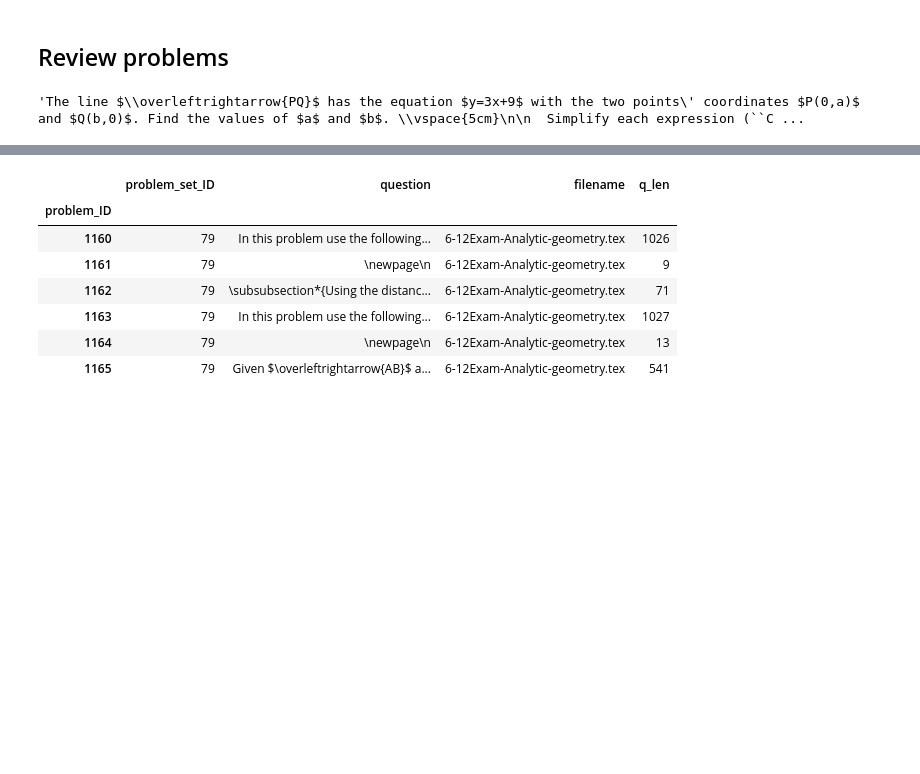
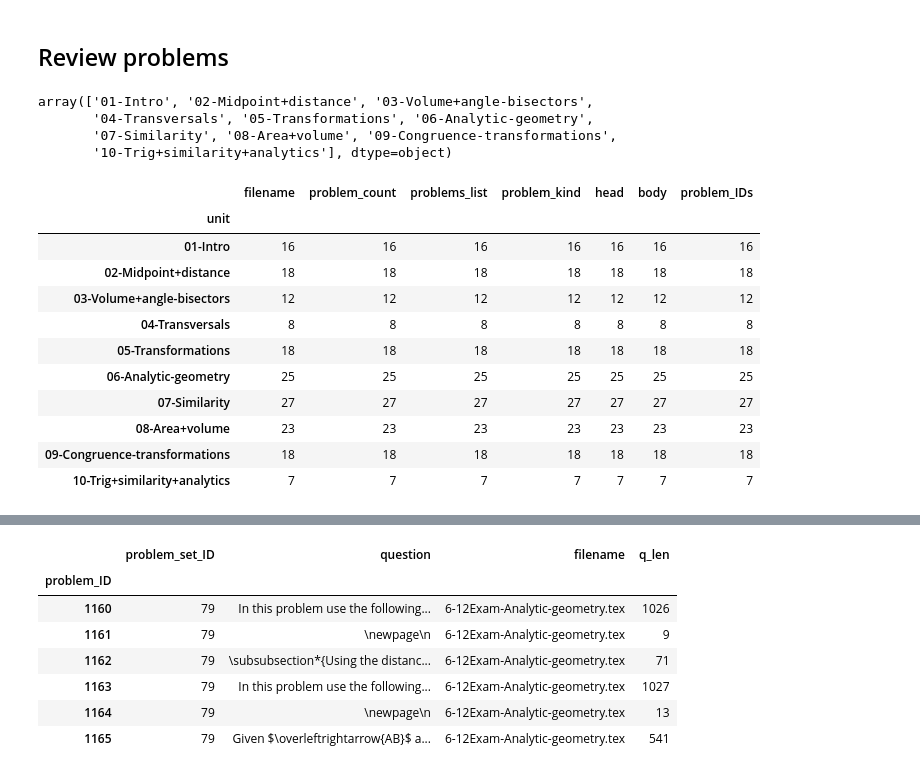
Before and after one commit to chrishuson/mathai, a Jupyter notebook: src/notes.ipynb, the cells around one changed output, grey strips where cells are left out. Cells and saved outputs as stored; diff of their text form; code cells hidden in the pictures; blank space fills up the shorter version.

```diff
--- a/src/notes.ipynb
+++ b/src/notes.ipynb
@@ -224,11 +181,4 @@ problem_df.sort_values('q_len', inplace=True)
 # %%
-# add_problem_IDs_to_set(pset_df) - refactor
-problem_IDs = []
-for problem_set_ID in pset_df.index:
-    problem_IDs.append(
-        [p_ID for p_ID in problem_df[problem_df.problem_set_ID == problem_set_ID].index])
-pset_df['problem_IDs'] = problem_IDs
-
 print('pset_df: ', len(pset_df), pset_df.index.name, pset_df.columns)
-print('problem_df: ', len(problem_df), problem_df.index.name, problem_df.columns)
+print('\nproblem_df: ', len(problem_df), problem_df.index.name, problem_df.columns)
 # %% [output]
@@ -267,7 +223,25 @@ new_cols = ['unit', 'file', 'problem_count', 'head', 'body', 'problems_list', 'p
 pset_df = pset_df.reindex(columns=new_cols)
 # %% [markdown]
 ## Review problems
-# %%
-problem_df.loc[1160, 'question']
-# %% [output]
-'The line $\\overleftrightarrow{PQ}$ has the equation $y=3x+9$ with the two points\' coordinates $P(0,a)$ and $Q(b,0)$. Find the values of $a$ and $b$. \\vspace{5cm}\n\n  Simplify each expression (``C ...
+# %%
+pset_df.unit.unique()
+# %% [output]
+array(['01-Intro', '02-Midpoint+distance', '03-Volume+angle-bisectors',
+       '04-Transversals', '05-Transformations', '06-Analytic-geometry',
+       '07-Similarity', '08-Area+volume', '09-Congruence-transformations',
+       '10-Trig+similarity+analytics'], dtype=object)
+# %%
+pset_df.groupby('unit').count()
+# %% [output]
+|  | filename | problem_count | problems_list | problem_kind | head | body | problem_IDs |
+| unit |  |  |  |  |  |  |  |
+| 01-Intro | 16 | 16 | 16 | 16 | 16 | 16 | 16 |
+| 02-Midpoint+distance | 18 | 18 | 18 | 18 | 18 | 18 | 18 |
+| 03-Volume+angle-bisectors | 12 | 12 | 12 | 12 | 12 | 12 | 12 |
+| 04-Transversals | 8 | 8 | 8 | 8 | 8 | 8 | 8 |
+| 05-Transformations | 18 | 18 | 18 | 18 | 18 | 18 | 18 |
+| 06-Analytic-geometry | 25 | 25 | 25 | 25 | 25 | 25 | 25 |
+| 07-Similarity | 27 | 27 | 27 | 27 | 27 | 27 | 27 |
+| 08-Area+volume | 23 | 23 | 23 | 23 | 23 | 23 | 23 |
+| 09-Congruence-transformations | 18 | 18 | 18 | 18 | 18 | 18 | 18 |
+| 10-Trig+similarity+analytics | 7 | 7 | 7 | 7 | 7 | 7 | 7 |
```
Also changed, not shown: parts of 31 cells of this notebook, 3 other files.
